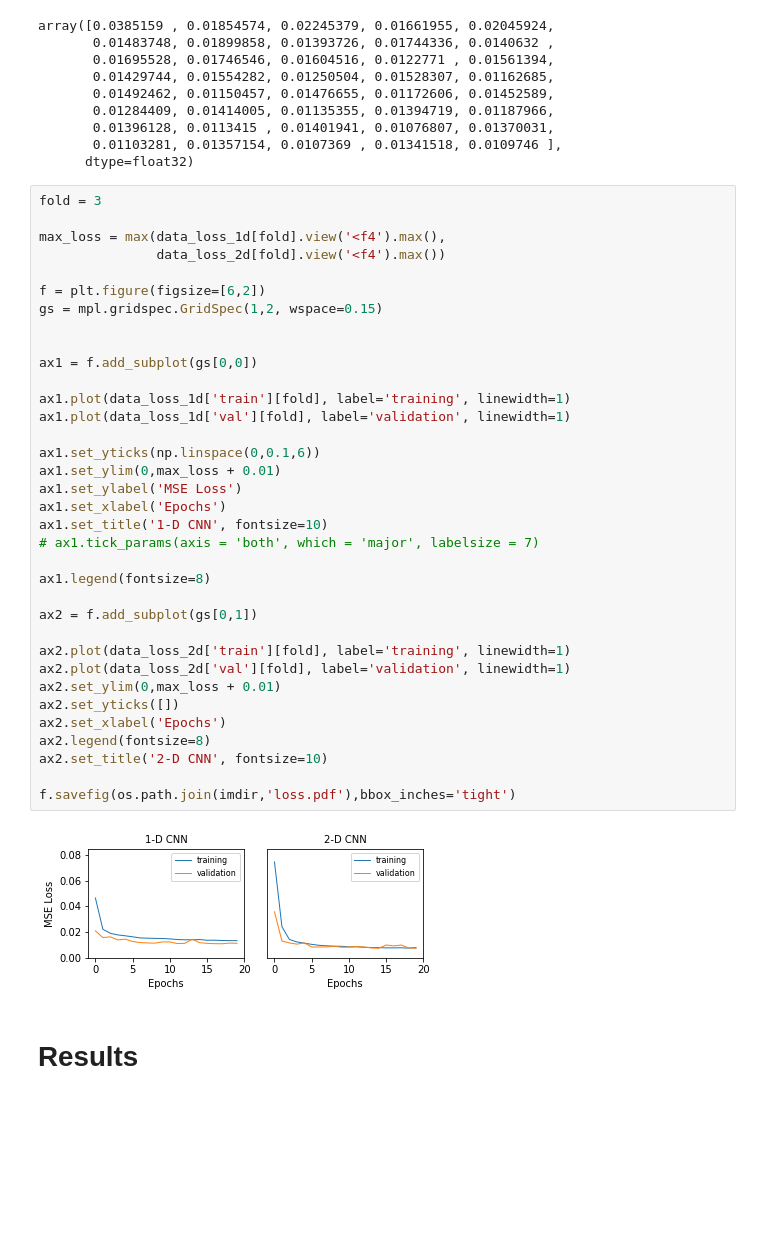
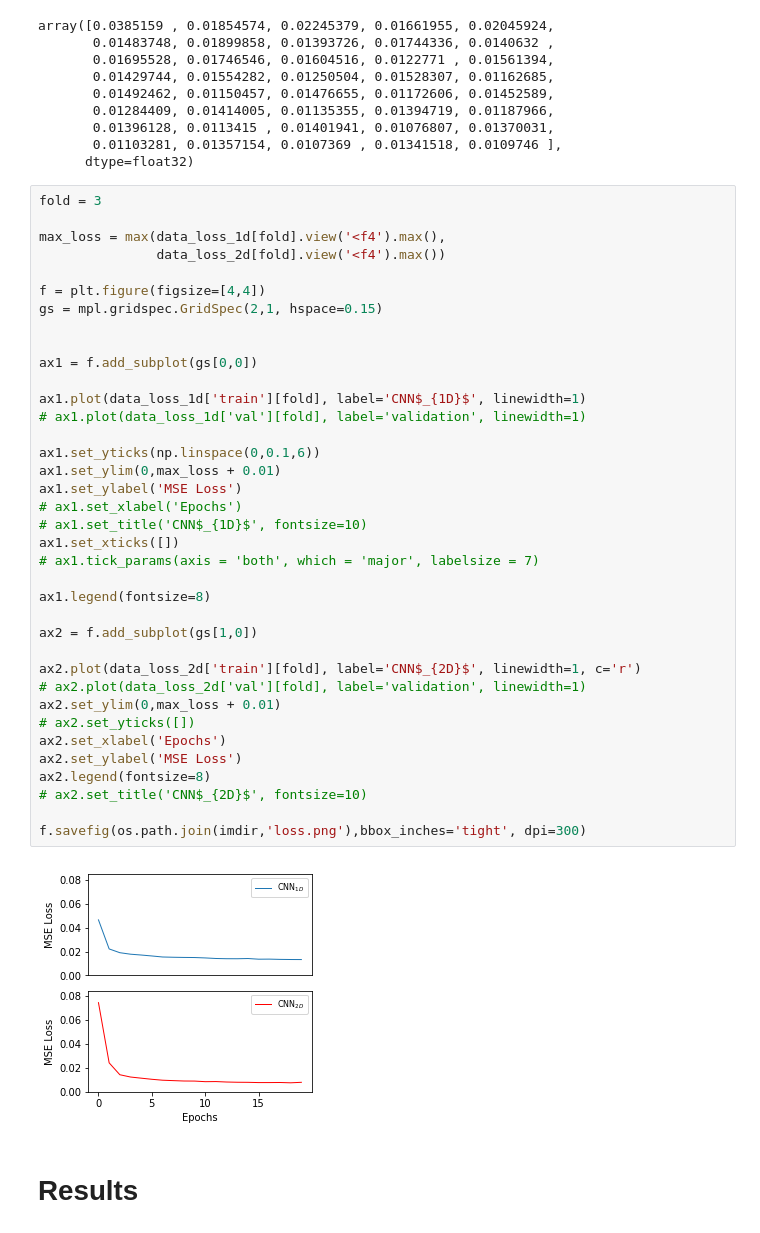
Before and after one commit to McWilliamsCenter/halo_cnn, a Jupyter notebook: notebooks/paper.ipynb, the cells around one changed output. Drawn from its saved outputs; the diff is of its cells as text; blank space fills up the shorter version.

```diff
--- a/notebooks/paper.ipynb
+++ b/notebooks/paper.ipynb
@@ -1059,40 +1059,42 @@ array([0.0385159 , 0.01854574, 0.02245379, 0.01661955, 0.02045924,
 # %%
 fold = 3
 
 max_loss = max(data_loss_1d[fold].view('<f4').max(),
                data_loss_2d[fold].view('<f4').max())
 
-f = plt.figure(figsize=[6,2])
-gs = mpl.gridspec.GridSpec(1,2, wspace=0.15)
+f = plt.figure(figsize=[4,4])
+gs = mpl.gridspec.GridSpec(2,1, hspace=0.15)
 
 
 ax1 = f.add_subplot(gs[0,0])
 
-ax1.plot(data_loss_1d['train'][fold], label='training', linewidth=1)
-ax1.plot(data_loss_1d['val'][fold], label='validation', linewidth=1)
+ax1.plot(data_loss_1d['train'][fold], label='CNN$_{1D}$', linewidth=1)
+# ax1.plot(data_loss_1d['val'][fold], label='validation', linewidth=1)
 
 ax1.set_yticks(np.linspace(0,0.1,6))
 ax1.set_ylim(0,max_loss + 0.01)
 ax1.set_ylabel('MSE Loss')
-ax1.set_xlabel('Epochs')
-ax1.set_title('1-D CNN', fontsize=10)
+# ax1.set_xlabel('Epochs')
+# ax1.set_title('CNN$_{1D}$', fontsize=10)
+ax1.set_xticks([])
 # ax1.tick_params(axis = 'both', which = 'major', labelsize = 7)
 
 ax1.legend(fontsize=8)
 
-ax2 = f.add_subplot(gs[0,1])
+ax2 = f.add_subplot(gs[1,0])
 
-ax2.plot(data_loss_2d['train'][fold], label='training', linewidth=1)
-ax2.plot(data_loss_2d['val'][fold], label='validation', linewidth=1)
+ax2.plot(data_loss_2d['train'][fold], label='CNN$_{2D}$', linewidth=1, c='r')
+# ax2.plot(data_loss_2d['val'][fold], label='validation', linewidth=1)
 ax2.set_ylim(0,max_loss + 0.01)
-ax2.set_yticks([])
+# ax2.set_yticks([])
 ax2.set_xlabel('Epochs')
+ax2.set_ylabel('MSE Loss')
 ax2.legend(fontsize=8)
-ax2.set_title('2-D CNN', fontsize=10)
+# ax2.set_title('CNN$_{2D}$', fontsize=10)
 
-f.savefig(os.path.join(imdir,'loss.pdf'),bbox_inches='tight')
+f.savefig(os.path.join(imdir,'loss.png'),bbox_inches='tight', dpi=300)
 # %% [output]
-[figure, old version]
+[figure, new version]
 # %% [markdown]
 # Results
 # %% [markdown]
```
Also changed, not shown: parts of 8 cells of this notebook, 41 other files.
